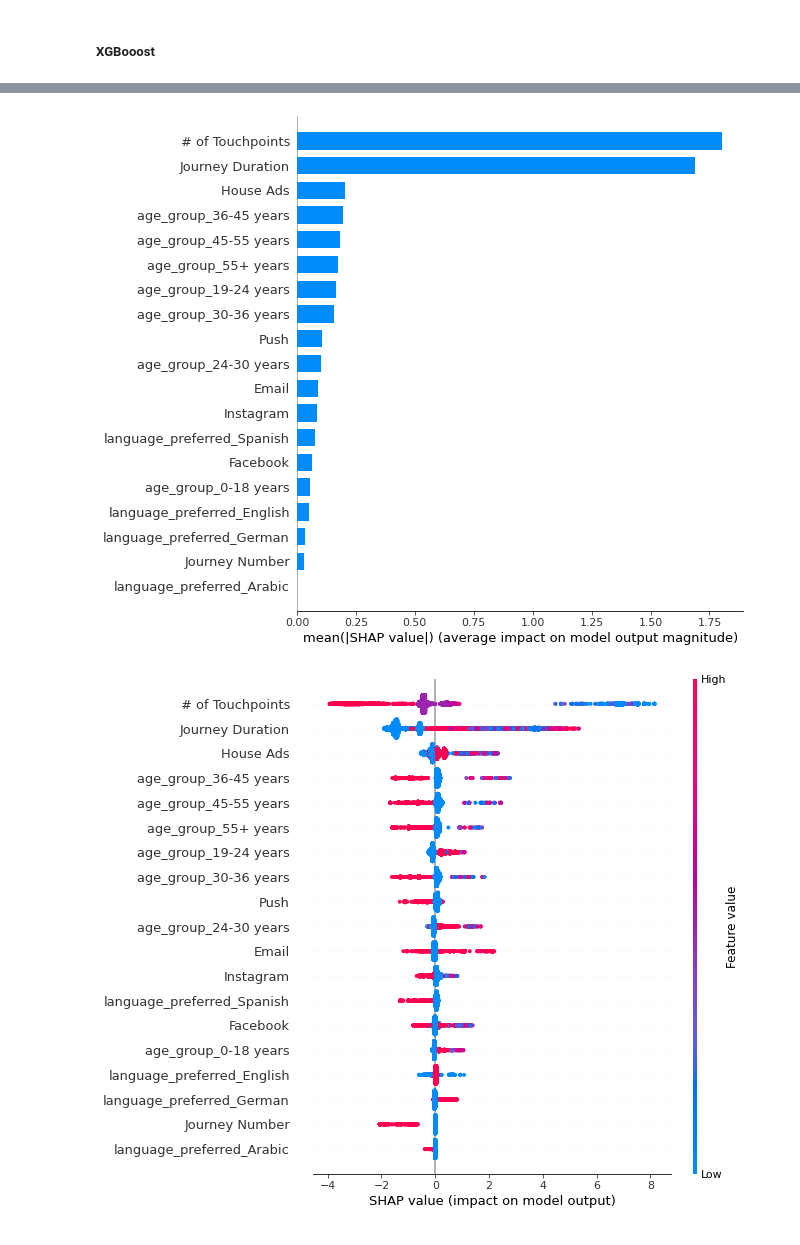
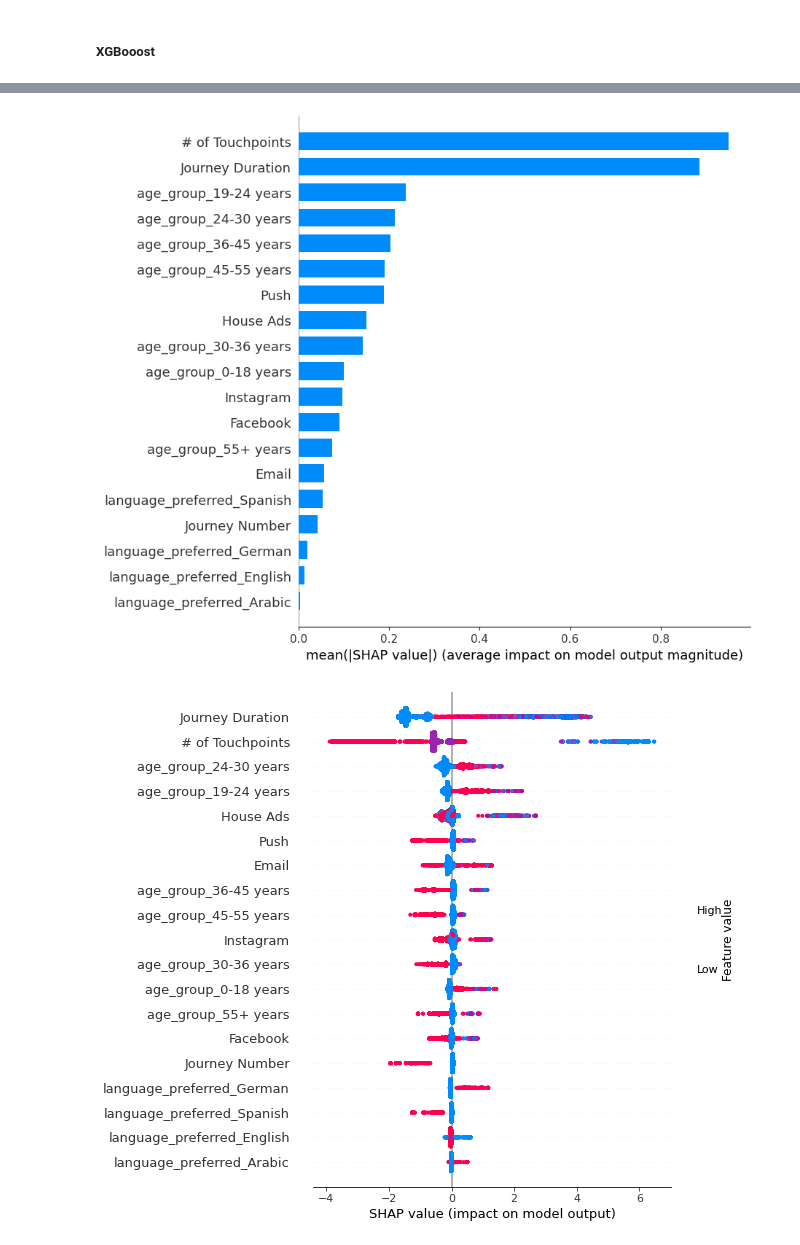
Before and after one commit to kevintunney/ISyE7406-GroupProject, a Jupyter notebook: data/notebook_mark_xgb_only.ipynb, the cells around one changed output, grey strips where cells are left out. Saved outputs shown, nothing was run; the diff lists cells and outputs as text; code cells hidden in the pictures.

Commit message:
added xgb images of SHAP

```diff
--- a/data/notebook_mark_xgb_only.ipynb
+++ b/data/notebook_mark_xgb_only.ipynb
@@ -89,7 +89,7 @@ param_grid = {
         }
 # %%
 #reduced from n_estimates = 600 to 200 to try and speed up training time
-xgb = XGBClassifier(learning_rate=0.02, n_estimators=200, objective='binary:logistic',
+xgb = XGBClassifier(learning_rate=0.02, n_estimators=600, objective='binary:logistic',
                     silent=True, nthread=-1)
 # %%
 grid_search_xgb = grid_search_wrapper(_model = xgb, param_grid=param_grid)
@@ -148,8 +184,10 @@ FP
 # %%
-shap.summary_plot(shap_values, X_train, plot_type="bar")
+plt.style.use('default')
+shap.summary_plot(shap_values, X_train, plot_type="bar", show=False)
+plt.savefig('xgb.png')
 # %% [output]
-[figure, old version]
+[figure, new version]
 # %%
 shap.summary_plot(shap_values, X_train, plot_type="dot", class_names=model3.classes_)
 # %% [output]
-[figure, old version]
+[figure, new version]
```
Also changed, not shown: parts of 25 cells of this notebook, 9 other files.
